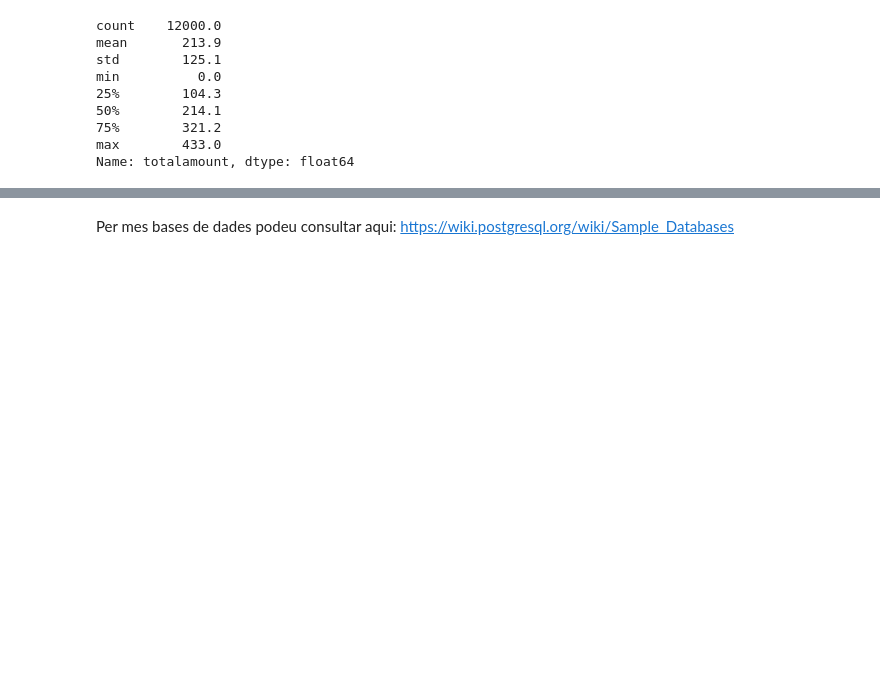
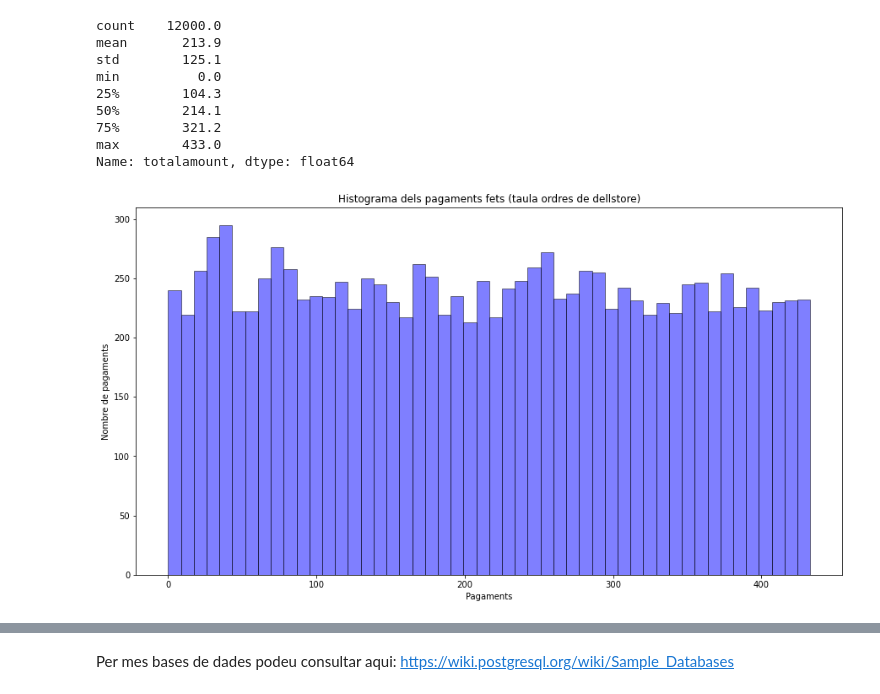
Before and after one commit to tonibois/SQL_through_python, a Jupyter notebook: PostgreSQL_from_python.ipynb, the cells around one changed output, grey strips where cells are left out. Saved outputs shown, nothing was run; the diff lists cells and outputs as text; code cells hidden in the pictures; blank space fills up the shorter version.

```diff
--- a/PostgreSQL_from_python.ipynb
+++ b/PostgreSQL_from_python.ipynb
@@ -261,10 +243,12 @@ max        433.0
 Name: totalamount, dtype: float64
 # %%
 plt.figure(figsize=[15,8])
-plt.title('Violin plot dels pagaments fets (taula ordres de dellstore)')
-plt.xlabel('Ordres')
-plt.ylabel('Pagaments')
-plt.hist(df['totalamount'],nbins)
+plt.title('Histograma dels pagaments fets (taula ordres de dellstore)')
+plt.xlabel('Pagaments')
+plt.ylabel('Nombre de pagaments')
+plt.hist(df['totalamount'],bins=50,facecolor='blue', alpha=0.5, edgecolor = 'black')
 plt.savefig("violinplot_ordres_dellstore.png",dpi=200)
+# %% [output]
+[figure, added]
 # %%
 conn.close()
```
Also changed, not shown: parts of 2 cells of this notebook.
